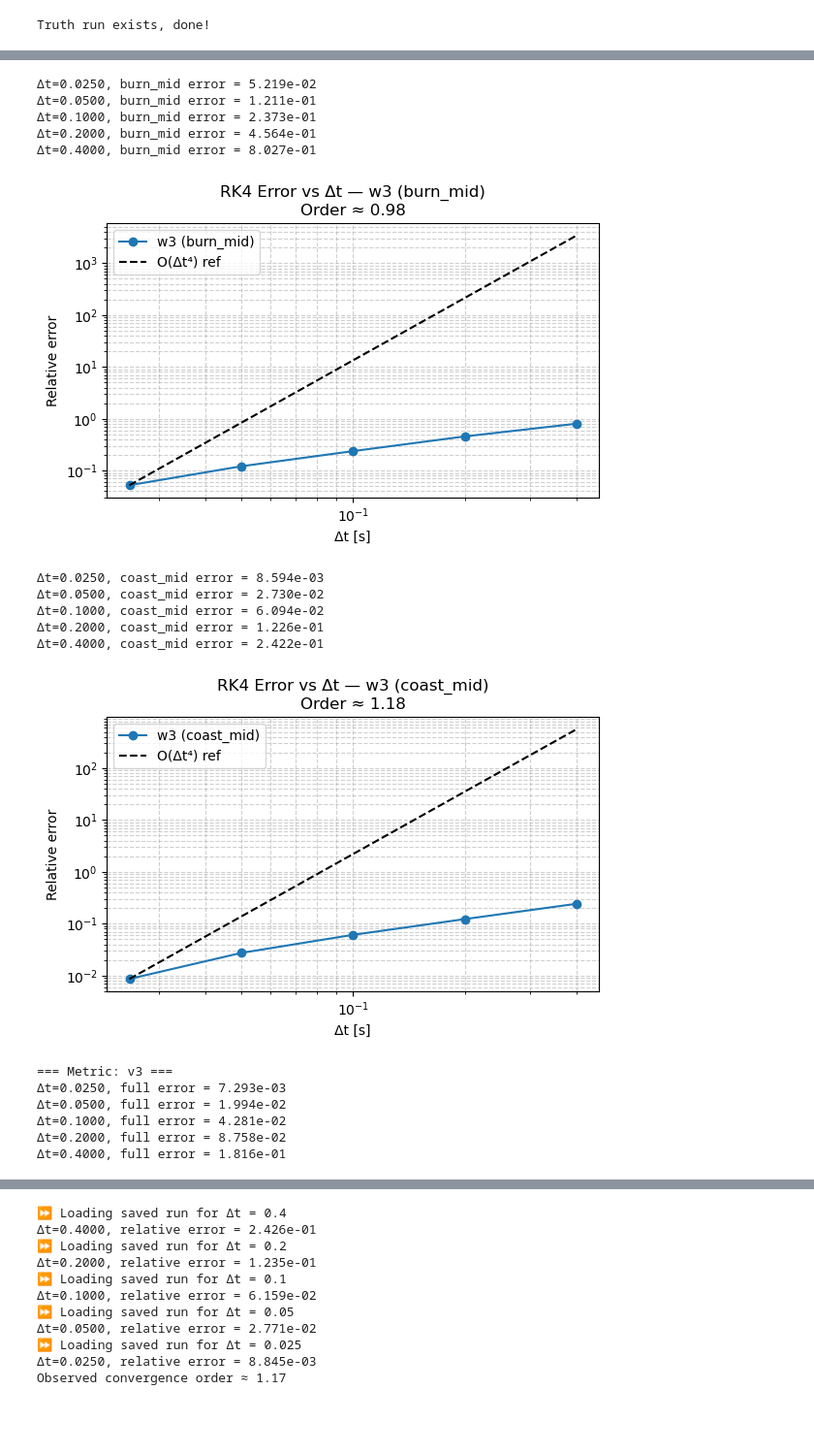
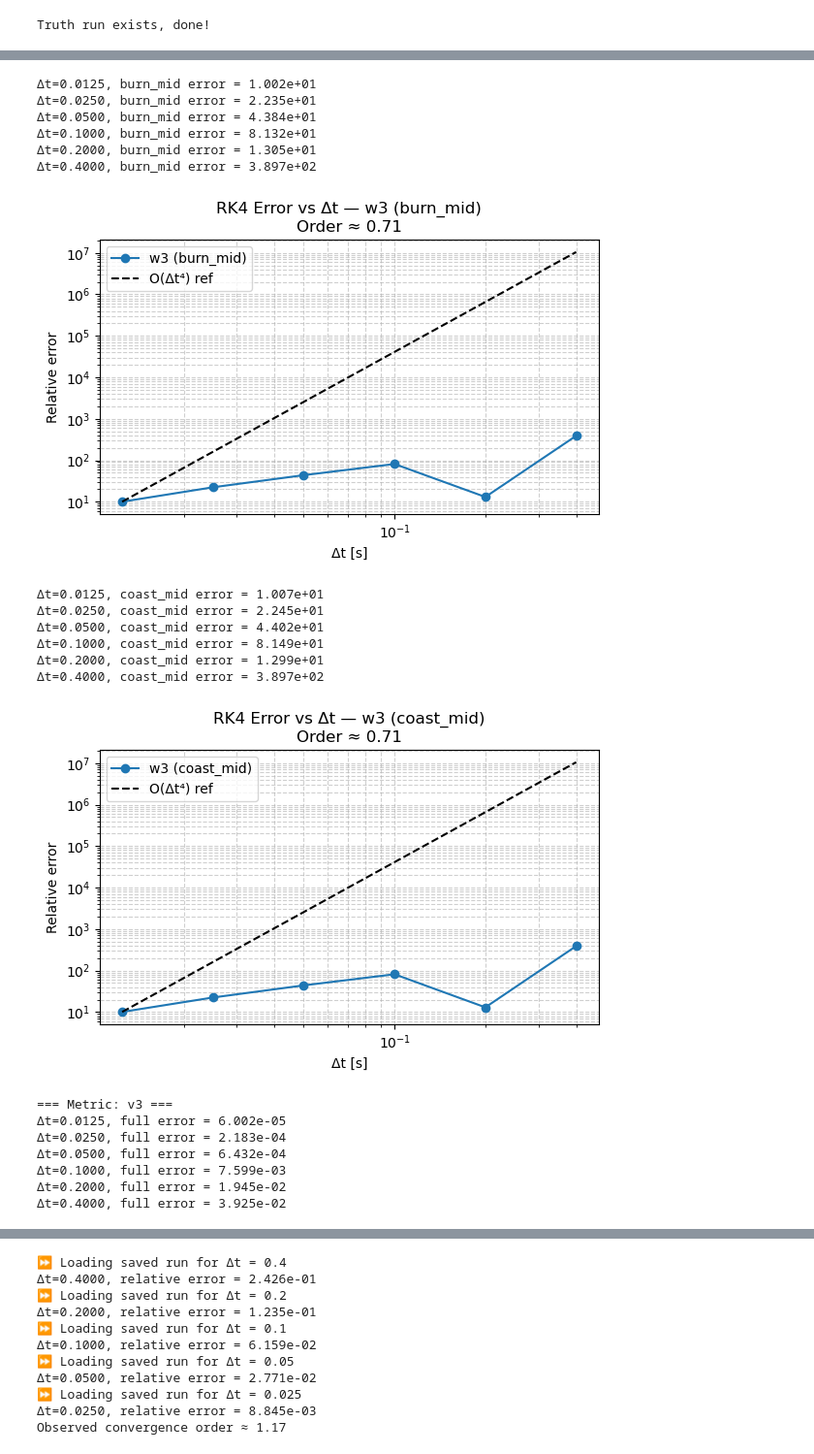
Before and after one commit to dssong2/ae370-project1, a Jupyter notebook: main/analysis.ipynb, the cells around one changed output, grey strips where cells are left out. Shown: that part at 97% size. Drawn from its saved outputs; the diff is of its cells as text; code cells hidden in the pictures; blank space fills up the shorter version.

Commit message:
dynamics2 is so much faster, but roll rate is hella messed up. altitude and velocity look great tho

```diff
--- a/main/analysis.ipynb
+++ b/main/analysis.ipynb
@@ -52,7 +43,7 @@ save_dir = "../data/dt_runs2"
 os.makedirs(save_dir, exist_ok=True)
 
 # Time steps to simulate
-dt_values = np.array([0.4, 0.2, 0.1, 0.05, 0.025])
+dt_values = np.array([0.4, 0.2, 0.1, 0.05, 0.025, 0.0125, 0.001])
 xhat0 = np.array([0,0,0,0,0,0,1,0,0,0])
 
 # ============================================================
@@ -69,7 +60,7 @@ def run_and_save(dt):
         return
 
     print(f"\nRunning simulation for Δt = {dt:.4f} s ...")
-    dyn = Dynamics(dt=dt, x0=xhat0)
+    dyn = Dynamics2(dt=dt, x0=xhat0)
     dyn.setup_eom()
 
     start = time.time()
@@ -114,9 +105,9 @@ t: 1.000
 # ============================================================
 # Configuration
 # ============================================================
-data_dir = "../data/dt_runs"
-truth_path = "../data/truth_reference.csv"
-dt_values = [0.025, 0.05, 0.1, 0.2, 0.4]   # your coarse steps
+data_dir = "../data/dt_runs2"
+truth_path = "../data/dt_runs2/rk4_dt0p001pcsv"
+dt_values = [0.0125, 0.025, 0.05, 0.1, 0.2, 0.4]   # your coarse steps
 metrics = [("w3", 2), ("v3", 5)]           # (label, column index)
 
 # Define your Dynamics timing (same defaults as class)
@@ -212,18 +204,21 @@ for metric_name, col in metrics:
-Δt=0.0250, burn_mid error = 5.219e-02
-Δt=0.0500, burn_mid error = 1.211e-01
-Δt=0.1000, burn_mid error = 2.373e-01
-Δt=0.2000, burn_mid error = 4.564e-01
-Δt=0.4000, burn_mid error = 8.027e-01
+Δt=0.0125, burn_mid error = 1.002e+01
+Δt=0.0250, burn_mid error = 2.235e+01
+Δt=0.0500, burn_mid error = 4.384e+01
+Δt=0.1000, burn_mid error = 8.132e+01
+Δt=0.2000, burn_mid error = 1.305e+01
+Δt=0.4000, burn_mid error = 3.897e+02
-[figure, old version]
+[figure, new version]
-Δt=0.0250, coast_mid error = 8.594e-03
-Δt=0.0500, coast_mid error = 2.730e-02
-Δt=0.1000, coast_mid error = 6.094e-02
-Δt=0.2000, coast_mid error = 1.226e-01
-Δt=0.4000, coast_mid error = 2.422e-01
+Δt=0.0125, coast_mid error = 1.007e+01
+Δt=0.0250, coast_mid error = 2.245e+01
+Δt=0.0500, coast_mid error = 4.402e+01
+Δt=0.1000, coast_mid error = 8.149e+01
+Δt=0.2000, coast_mid error = 1.299e+01
+Δt=0.4000, coast_mid error = 3.897e+02
-[figure, old version]
+[figure, new version]
 === Metric: v3 ===
-Δt=0.0250, full error = 7.293e-03
-Δt=0.0500, full error = 1.994e-02
-Δt=0.1000, full error = 4.281e-02
-Δt=0.2000, full error = 8.758e-02
-Δt=0.4000, full error = 1.816e-01
+Δt=0.0125, full error = 6.002e-05
+Δt=0.0250, full error = 2.183e-04
+Δt=0.0500, full error = 6.432e-04
+Δt=0.1000, full error = 7.599e-03
+Δt=0.2000, full error = 1.945e-02
+Δt=0.4000, full error = 3.925e-02
```
Also changed, not shown: parts of 7 cells of this notebook, 11 other files.
